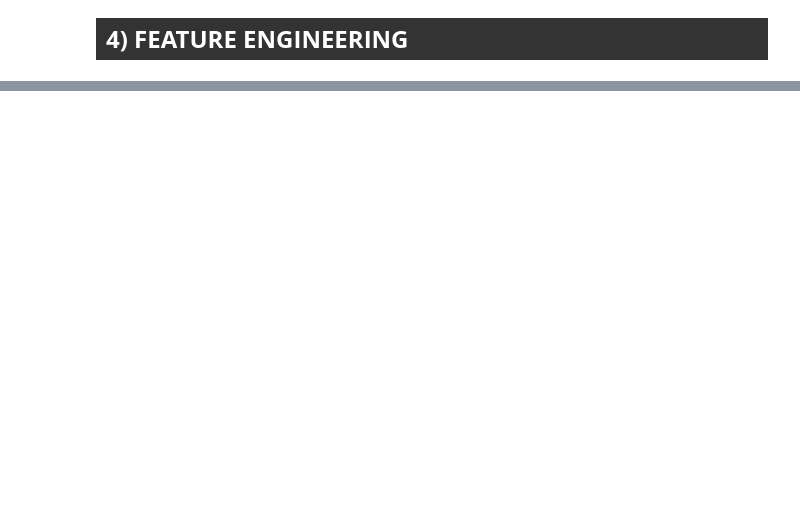
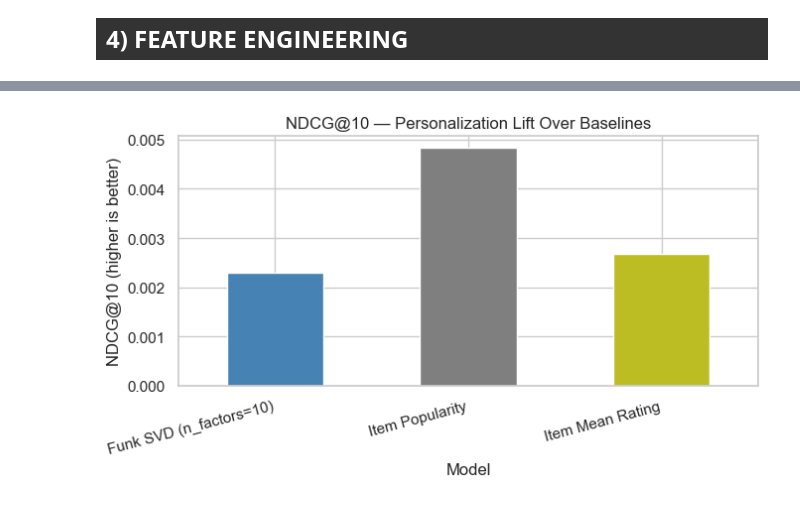
Before and after one commit to Harish7882/UCB_ML_CLASS, a Jupyter notebook: capstone/harish_capstone_recommendation.ipynb, the cells around one changed output, grey strips where cells are left out. Cells and saved outputs as stored; diff of their text form; code cells hidden in the pictures; blank space fills up the shorter version.

```diff
--- a/capstone/harish_capstone_recommendation.ipynb
+++ b/capstone/harish_capstone_recommendation.ipynb
@@ -516,0 +1027,85 @@ MAE improvement:  -0.0003
+# %%
+K = 10
+EVAL_USER_SAMPLE = 1500
+
+rng_eval = np.random.default_rng(42)
+test_users_all = test_eval['User_ID'].unique()
+test_users_sample = (
+    rng_eval.choice(test_users_all, size=EVAL_USER_SAMPLE, replace=False)
+    if len(test_users_all) > EVAL_USER_SAMPLE else test_users_all
+)
+
+held_out   = test_eval.set_index('User_ID')['i_idx'].to_dict()
+seen_train = train.groupby('User_ID')['i_idx'].apply(set).to_dict()
+all_items  = np.arange(n_items)
+
+# Pre-compute item mean per integer index (for item-mean ranker)
+item_mean_per_idx = np.full(n_items, global_mean, dtype=np.float32)
+for it, m in item_mean.items():
+    if it in item_index:
+        item_mean_per_idx[item_index[it]] = m
+
+# Pre-compute item popularity score per index
+pop_per_idx = np.zeros(n_items, dtype=np.float32)
+for it, cnt in item_popularity.items():
+    if it in item_index:
+        pop_per_idx[item_index[it]] = cnt
+
+def topk_for_user(user_id, scoring='svd'):
+    u = user_index[user_id]
+    seen = seen_train.get(user_id, set())
+    candidates = np.fromiter((i for i in all_items if i not in seen), dtype=np.int64)
+    if scoring == 'svd':
+        scores = mu_svd + bu[u] + bi[candidates] + P[u].dot(Q[candidates].T)
+    elif scoring == 'popularity':
+        scores = pop_per_idx[candidates]
+    elif scoring == 'item_mean':
+        scores = item_mean_per_idx[candidates]
+    else:
+        raise ValueError(scoring)
+    if K >= len(candidates):
+        return candidates[np.argsort(-scores)]
+    part = np.argpartition(-scores, K)[:K]
+    return candidates[part[np.argsort(-scores[part])]]
+
+
+def eval_ranker(scoring):
+    hits = ndcg_total = n_eval = 0
+    log2_table = 1.0 / np.log2(np.arange(2, K + 2))
+    for u in test_users_sample:
+        if u not in held_out:
+            continue
+        target = held_out[u]
+        topk = topk_for_user(u, scoring=scoring)
+        n_eval += 1
+        if target in topk:
+            rank = int(np.where(topk == target)[0][0])
+            hits += 1
+            ndcg_total += log2_table[rank]
+    return {
+        'Users evaluated': n_eval,
+        f'Precision@{K}': hits / (n_eval * K) if n_eval else 0.0,
+        f'Recall@{K}':    hits / n_eval if n_eval else 0.0,
+        f'HitRate@{K}':   hits / n_eval if n_eval else 0.0,
+        f'NDCG@{K}':      ndcg_total / n_eval if n_eval else 0.0,
+    }
+
+
+t0 = time.time()
+ranking_rows = []
+for name, scoring in [(f'Funk SVD (n_factors={best_k_svd})', 'svd'),
+                      ('Item Popularity', 'popularity'),
+                      ('Item Mean Rating', 'item_mean')]:
+    res = eval_ranker(scoring)
+    res['Model'] = name
+    ranking_rows.append(res)
+ranking_df = pd.DataFrame(ranking_rows).set_index('Model')
+print(f"Ranking eval (K={K}, {len(test_users_sample)} users) — {time.time()-t0:.1f}s")
+display(ranking_df.round(4))
+
+# Bar chart NDCG@K
+ax = ranking_df[f'NDCG@{K}'].plot(kind='bar', figsize=(7, 4),color=['steelblue', '#7f7f7f', '#bcbd22'])
+ax.set_title(f'NDCG@{K} — Personalization Lift Over Baselines')
+ax.set_ylabel(f'NDCG@{K} (higher is better)')
+plt.xticks(rotation=15, ha='right'); plt.tight_layout(); plt.show()
+# %% [output]
@@ -516,0 +1118 @@ MAE improvement:  -0.0003
+[figure, added]
```
Also changed, not shown: parts of 99 cells of this notebook, 9 other files.
